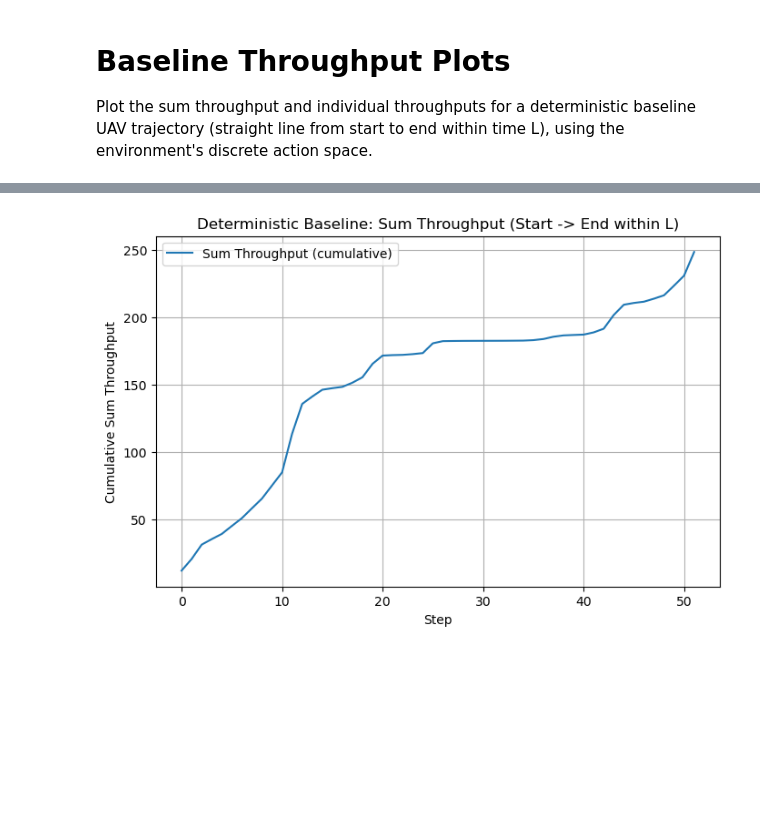
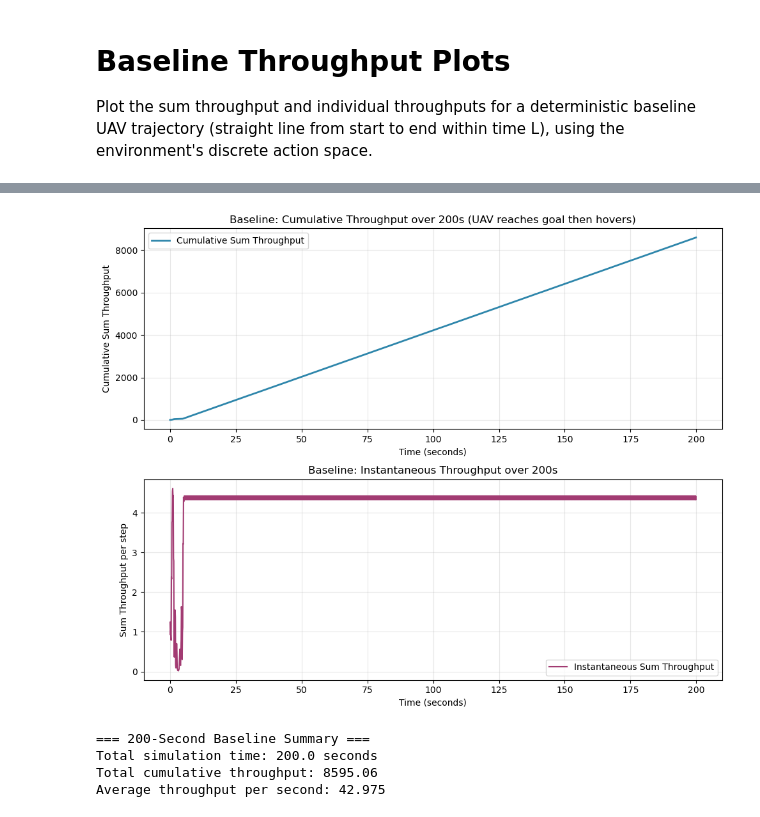
Before and after one commit to yuri-yu87/reinforcing_learning, a Jupyter notebook: Task_Plots/Plot_3_4_Baseline_Throughput.ipynb, the cells around one changed output, grey strips where cells are left out. Saved outputs shown, nothing was run; the diff lists cells and outputs as text; code cells hidden in the pictures; blank space fills up the shorter version.

```diff
--- a/Task_Plots/Plot_3_4_Baseline_Throughput.ipynb
+++ b/Task_Plots/Plot_3_4_Baseline_Throughput.ipynb
@@ -99,14 +154,48 @@ Mid: [39. 39. 50.]
-# %%
-# Plot 1: Sum throughput over time (episode steps)
-plt.figure(figsize=(8,5))
-plt.plot(sum_thr_cum, label='Sum Throughput (cumulative)')
-plt.xlabel('Step')
-plt.ylabel('Cumulative Sum Throughput')
-plt.title('Deterministic Baseline: Sum Throughput (Start -> End within L)')
-plt.grid(True)
-plt.legend()
-plt.show()
-# %% [output]
-[figure, removed]
+# %%
+# Plot 1: Sum throughput over time (both time and steps)
+fig, (ax1, ax2) = plt.subplots(2, 1, figsize=(10, 8))
+
+# Cumulative throughput vs time
+ax1.plot(time_axis, sum_thr_cum, label='Cumulative Sum Throughput', linewidth=2, color='#2E86AB')
+if goal_step is not None:
+    goal_time = goal_step * env.time_step
+    ax1.axvline(x=goal_time, color='red', linestyle='--', linewidth=2,
+                label=f'Goal Reached (t={goal_time:.1f}s)')
+ax1.set_xlabel('Time (seconds)')
+ax1.set_ylabel('Cumulative Sum Throughput')
+ax1.set_title('Baseline: Cumulative Throughput over 200s (UAV reaches goal then hovers)')
+ax1.grid(True, alpha=0.3)
+ax1.legend()
+
+# Instantaneous throughput vs time
+ax2.plot(time_axis, thr_hist, label='Instantaneous Sum Throughput', linewidth=1.5, color='#A23B72')
+if goal_step is not None:
+    ax2.axvline(x=goal_time, color='red', linestyle='--', linewidth=2,
+                label=f'Goal Reached (t={goal_time:.1f}s)')
+ax2.set_xlabel('Time (seconds)')
+ax2.set_ylabel('Sum Throughput per step')
+ax2.set_title('Baseline: Instantaneous Throughput over 200s')
+ax2.grid(True, alpha=0.3)
+ax2.legend()
+
+plt.tight_layout()
+plt.show()
+
+# Print summary statistics
+print(f"\n=== 200-Second Baseline Summary ===")
+print(f"Total simulation time: {len(thr_hist) * env.time_step:.1f} seconds")
+print(f"Total cumulative throughput: {sum_thr_cum[-1]:.2f}")
+print(f"Average throughput per second: {sum_thr_cum[-1] / (len(thr_hist) * env.time_step):.3f}")
+if goal_step is not None:
+    print(f"Goal reached at: {goal_time:.1f}s (step {goal_step})")
+    print(f"Throughput before reaching goal: {sum_thr_cum[goal_step]:.2f}")
+    print(f"Throughput after reaching goal: {sum_thr_cum[-1] - sum_thr_cum[goal_step]:.2f}")
+    print(f"Hover duration: {(len(thr_hist) - goal_step) * env.time_step:.1f}s")
+# %% [output]
+[figure, added]
+=== 200-Second Baseline Summary ===
+Total simulation time: 200.0 seconds
+Total cumulative throughput: 8595.06
+Average throughput per second: 42.975
 # %%
 # Plot 2: Individual throughput over time (per-user per-step)
```
Also changed, not shown: parts of 8 cells of this notebook, 8 other files.
